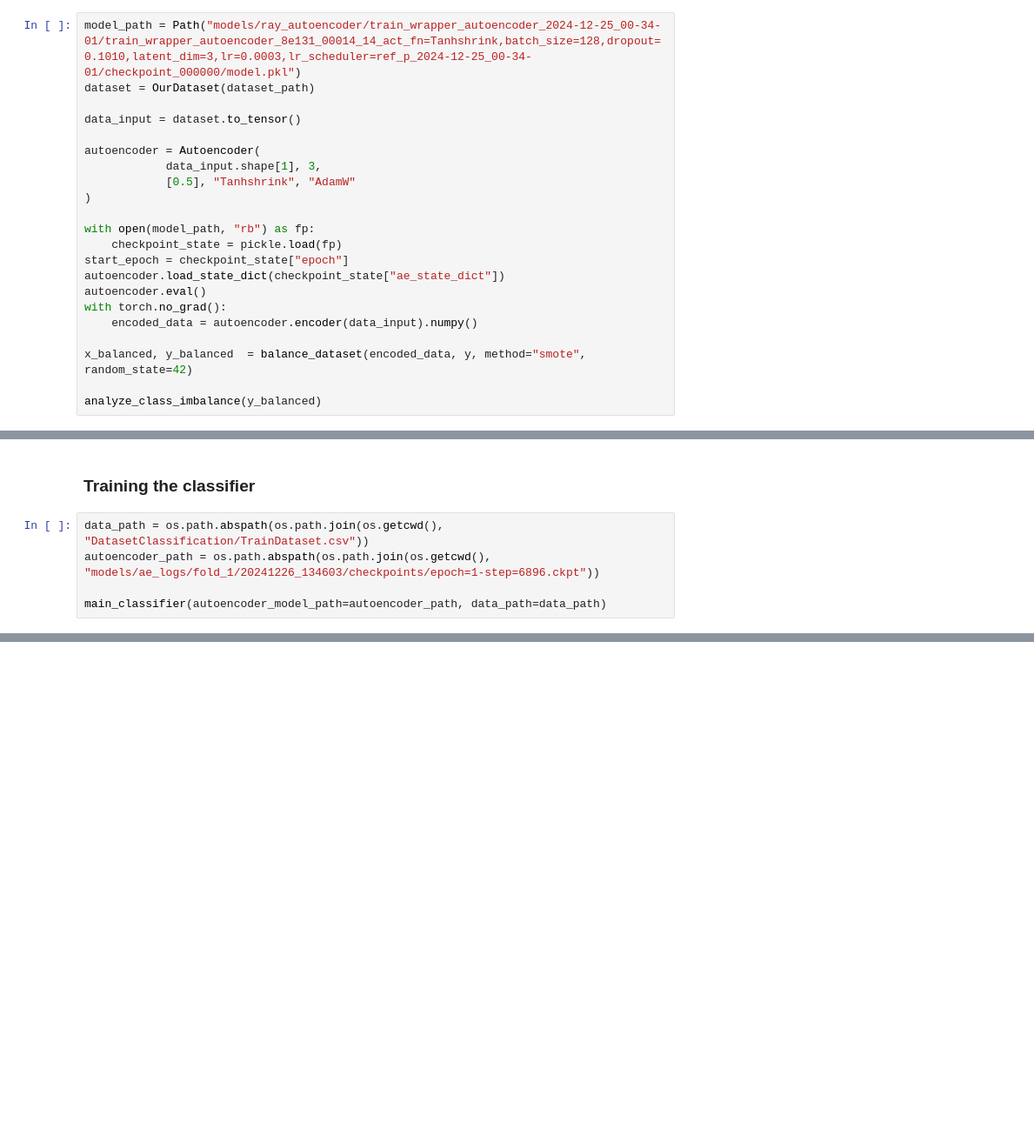
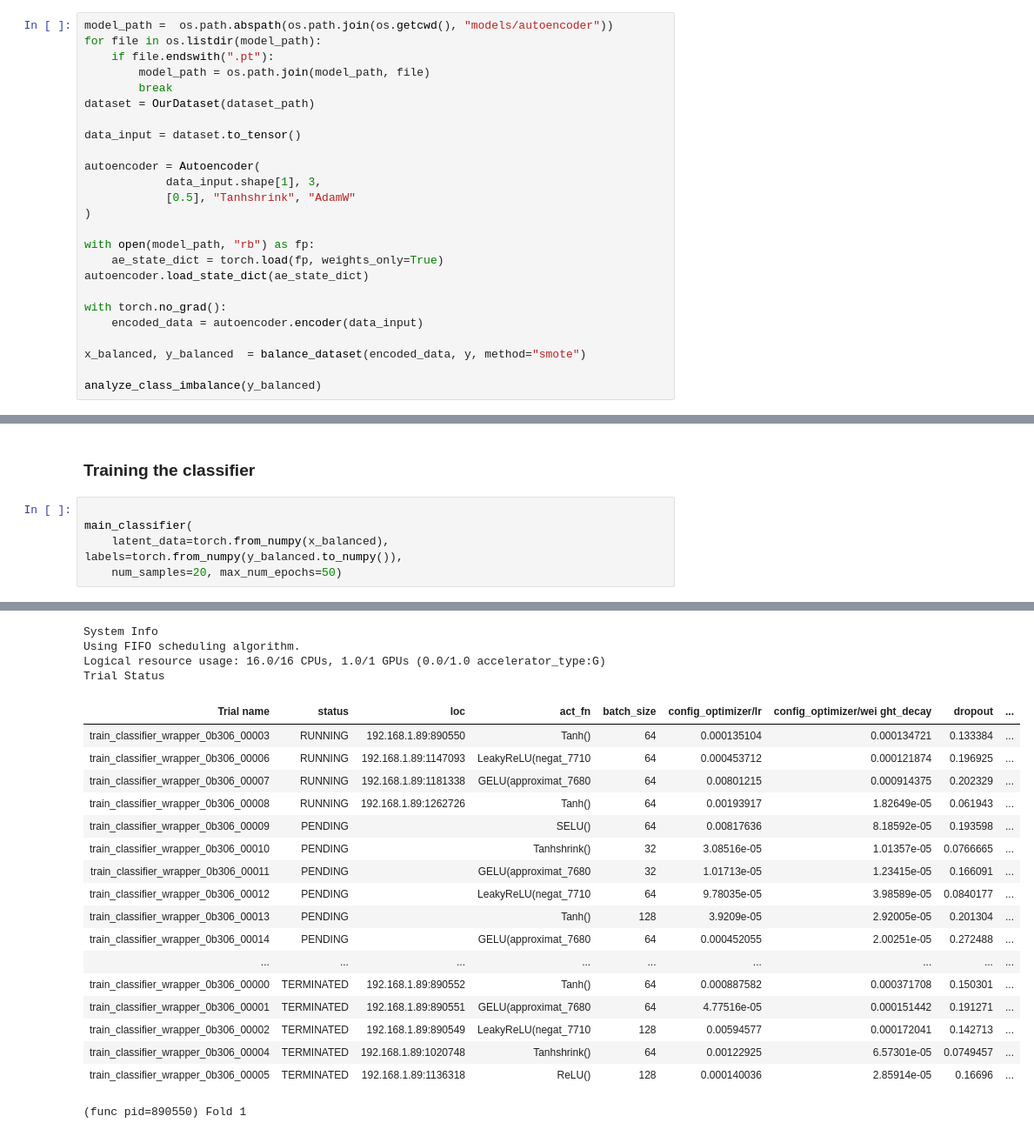
Before and after one commit to lesi-nedo/dm_project24_group_11, a Jupyter notebook: Classification.ipynb, the cells around one changed output, grey strips where cells are left out. Shown at 87% size. Drawn from its saved outputs; the diff is of its cells as text; blank space fills up the shorter version.

Commit message:
feat(classifier): ae-classifier

```diff
--- a/Classification.ipynb
+++ b/Classification.ipynb
@@ -32,7 +32,11 @@ Imbalance Ratio: 5.47
 # %% [markdown]
 ### Deminsionaty reduction with Autoencoder
 # %%
-model_path = Path("models/ray_autoencoder/train_wrapper_autoencoder_2024-12-25_00-34-01/train_wrapper_autoencoder_8e131_00014_14_act_fn=Tanhshrink,batch_size=128,dropout=0.1010,latent_dim=3,lr=0.0003,lr_scheduler=ref_p_2024-12-25_00-34-01/checkpoint_000000/model.pkl")
+model_path =  os.path.abspath(os.path.join(os.getcwd(), "models/autoencoder"))
+for file in os.listdir(model_path):
+    if file.endswith(".pt"):
+        model_path = os.path.join(model_path, file)
+        break
 dataset = OurDataset(dataset_path)
 
 data_input = dataset.to_tensor()
@@ -43,14 +47,13 @@ autoencoder = Autoencoder(
 )
 
 with open(model_path, "rb") as fp:
-    checkpoint_state = pickle.load(fp)
-start_epoch = checkpoint_state["epoch"]
-autoencoder.load_state_dict(checkpoint_state["ae_state_dict"])
-autoencoder.eval()
+    ae_state_dict = torch.load(fp, weights_only=True)
+autoencoder.load_state_dict(ae_state_dict)
+
 with torch.no_grad():
-    encoded_data = autoencoder.encoder(data_input).numpy()
+    encoded_data = autoencoder.encoder(data_input)
 
-x_balanced, y_balanced  = balance_dataset(encoded_data, y, method="smote", random_state=42)
+x_balanced, y_balanced  = balance_dataset(encoded_data, y, method="smote")
 
 analyze_class_imbalance(y_balanced)
 # %% [output]
@@ -68,7 +68,8 @@ numpy.ndarray
 # %% [markdown]
 ### Training the classifier
-# %%
-data_path = os.path.abspath(os.path.join(os.getcwd(), "DatasetClassification/TrainDataset.csv"))
-autoencoder_path = os.path.abspath(os.path.join(os.getcwd(), "models/ae_logs/fold_1/20241226_134603/checkpoints/epoch=1-step=6896.ckpt"))
-
-main_classifier(autoencoder_model_path=autoencoder_path, data_path=data_path)
+# %%
+
+main_classifier(
+    latent_data=torch.from_numpy(x_balanced), labels=torch.from_numpy(y_balanced.to_numpy()),
+    num_samples=20, max_num_epochs=50)
+# %% [output]
@@ -74,0 +82,22 @@ main_classifier(autoencoder_model_path=autoencoder_path, data_path=data_path)
+System Info
+Using FIFO scheduling algorithm.
+Logical resource usage: 16.0/16 CPUs, 1.0/1 GPUs (0.0/1.0 accelerator_type:G)
+Trial Status
+| Trial name | status | loc | act_fn | batch_size | config_optimizer/lr | config_optimizer/wei ght_decay | dropout | ... |
+| train_classifier_wrapper_0b306_00003 | RUNNING | 192.168.1.89:890550 | Tanh() | 64 | 0.000135104 | 0.000134721 | 0.133384 | ... |
+| train_classifier_wrapper_0b306_00006 | RUNNING | 192.168.1.89:1147093 | LeakyReLU(negat_7710 | 64 | 0.000453712 | 0.000121874 | 0.196925 | ... |
+| train_classifier_wrapper_0b306_00007 | RUNNING | 192.168.1.89:1181338 | GELU(approximat_7680 | 64 | 0.00801215 | 0.000914375 | 0.202329 | ... |
+| train_classifier_wrapper_0b306_00008 | RUNNING | 192.168.1.89:1262726 | Tanh() | 64 | 0.00193917 | 1.82649e-05 | 0.061943 | ... |
+| train_classifier_wrapper_0b306_00009 | PENDING |  | SELU() | 64 | 0.00817636 | 8.18592e-05 | 0.193598 | ... |
+| train_classifier_wrapper_0b306_00010 | PENDING |  | Tanhshrink() | 32 | 3.08516e-05 | 1.01357e-05 | 0.0766665 | ... |
+| train_classifier_wrapper_0b306_00011 | PENDING |  | GELU(approximat_7680 | 32 | 1.01713e-05 | 1.23415e-05 | 0.166091 | ... |
+| train_classifier_wrapper_0b306_00012 | PENDING |  | LeakyReLU(negat_7710 | 64 | 9.78035e-05 | 3.98589e-05 | 0.0840177 | ... |
+| train_classifier_wrapper_0b306_00013 | PENDING |  | Tanh() | 128 | 3.9209e-05 | 2.92005e-05 | 0.201304 | ... |
+| train_classifier_wrapper_0b306_00014 | PENDING |  | GELU(approximat_7680 | 64 | 0.000452055 | 2.00251e-05 | 0.272488 | ... |
+| ... | ... | ... | ... | ... | ... | ... | ... | ... |
+| train_classifier_wrapper_0b306_00000 | TERMINATED | 192.168.1.89:890552 | Tanh() | 64 | 0.000887582 | 0.000371708 | 0.150301 | ... |
+| train_classifier_wrapper_0b306_00001 | TERMINATED | 192.168.1.89:890551 | GELU(approximat_7680 | 64 | 4.77516e-05 | 0.000151442 | 0.191271 | ... |
+| train_classifier_wrapper_0b306_00002 | TERMINATED | 192.168.1.89:890549 | LeakyReLU(negat_7710 | 128 | 0.00594577 | 0.000172041 | 0.142713 | ... |
+| train_classifier_wrapper_0b306_00004 | TERMINATED | 192.168.1.89:1020748 | Tanhshrink() | 64 | 0.00122925 | 6.57301e-05 | 0.0749457 | ... |
+| train_classifier_wrapper_0b306_00005 | TERMINATED | 192.168.1.89:1136318 | ReLU() | 128 | 0.000140036 | 2.85914e-05 | 0.16696 | ... |
+(func pid=890550) Fold 1
```
Also changed, not shown: parts of 2 cells of this notebook, 46 other files.
